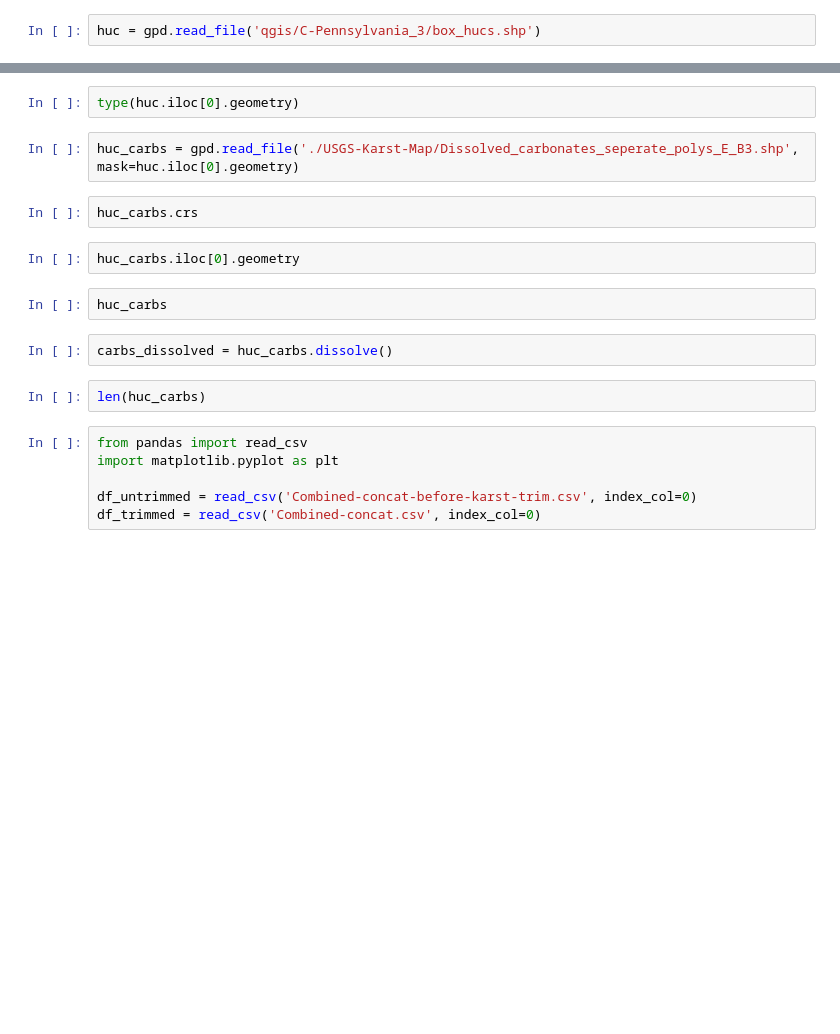
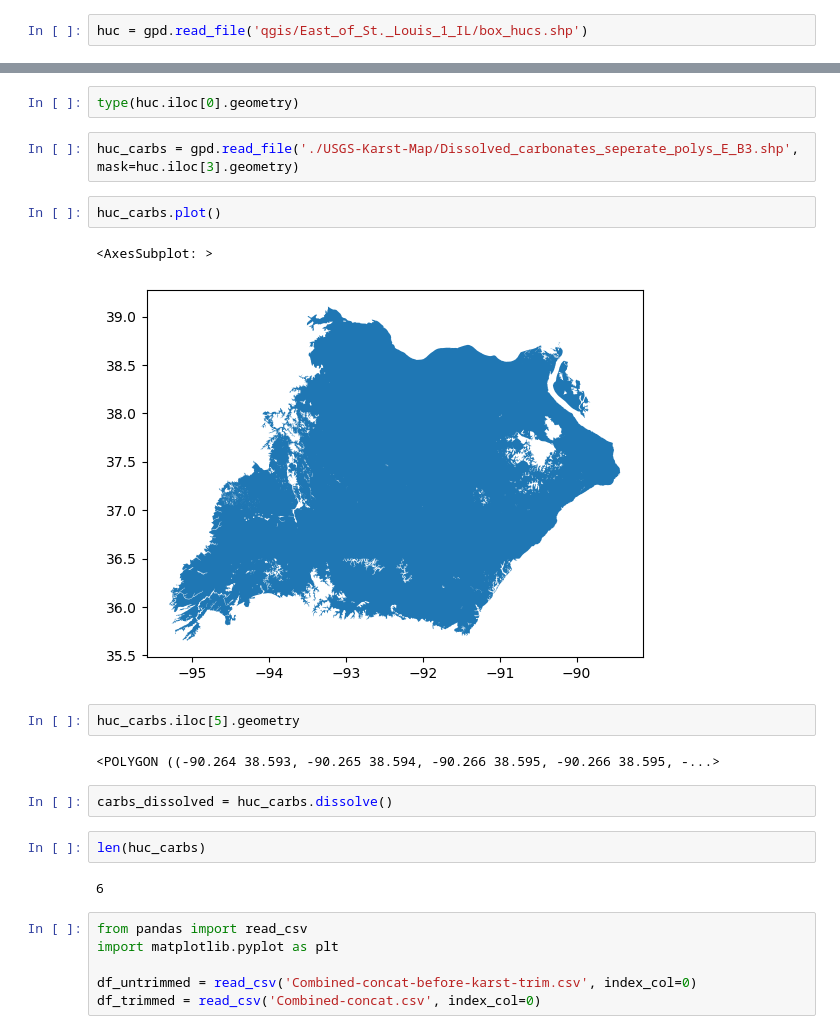
Before and after one commit to CovingtonResearchGroup/sinkhole_analysis, a Jupyter notebook: HUC-karst-trimming.ipynb, the cells around one changed output, grey strips where cells are left out. Cells and saved outputs as stored; diff of their text form; blank space fills up the shorter version.

```diff
--- a/HUC-karst-trimming.ipynb
+++ b/HUC-karst-trimming.ipynb
@@ -3,3 +10,3 @@ import geopandas as gpd
 # %%
-huc = gpd.read_file('qgis/C-Pennsylvania_3/box_hucs.shp')
+huc = gpd.read_file('qgis/East_of_St._Louis_1_IL/box_hucs.shp')
 # %%
@@ -9,17 +18,22 @@ huc.crs
 # %%
 type(huc.iloc[0].geometry)
 # %%
-huc_carbs = gpd.read_file('./USGS-Karst-Map/Dissolved_carbonates_seperate_polys_E_B3.shp', mask=huc.iloc[0].geometry)
+huc_carbs = gpd.read_file('./USGS-Karst-Map/Dissolved_carbonates_seperate_polys_E_B3.shp', mask=huc.iloc[3].geometry)
 # %%
-huc_carbs.crs
+huc_carbs.plot()
+# %% [output]
+<AxesSubplot: >
+[figure, added]
 # %%
-huc_carbs.iloc[0].geometry
+huc_carbs.iloc[5].geometry
+# %% [output]
+<POLYGON ((-90.264 38.593, -90.265 38.594, -90.266 38.595, -90.266 38.595, -...>
-# %%
-huc_carbs
 # %%
 carbs_dissolved = huc_carbs.dissolve()
 # %%
 len(huc_carbs)
+# %% [output]
+6
 # %%
 from pandas import read_csv
 import matplotlib.pyplot as plt
```
Also changed, not shown: parts of 17 cells of this notebook, 1 other file.
